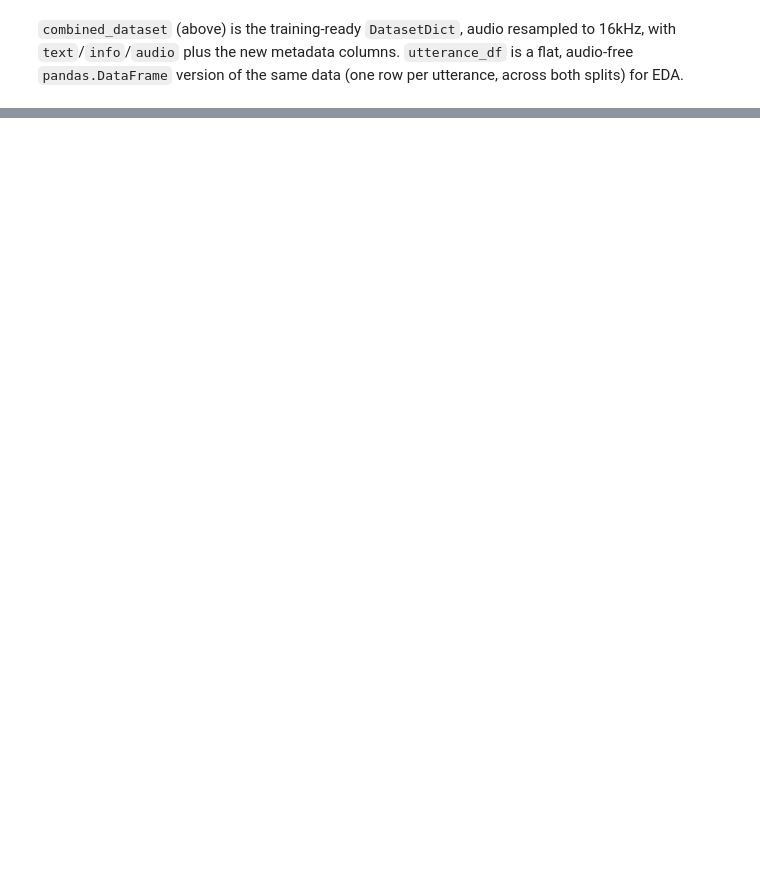
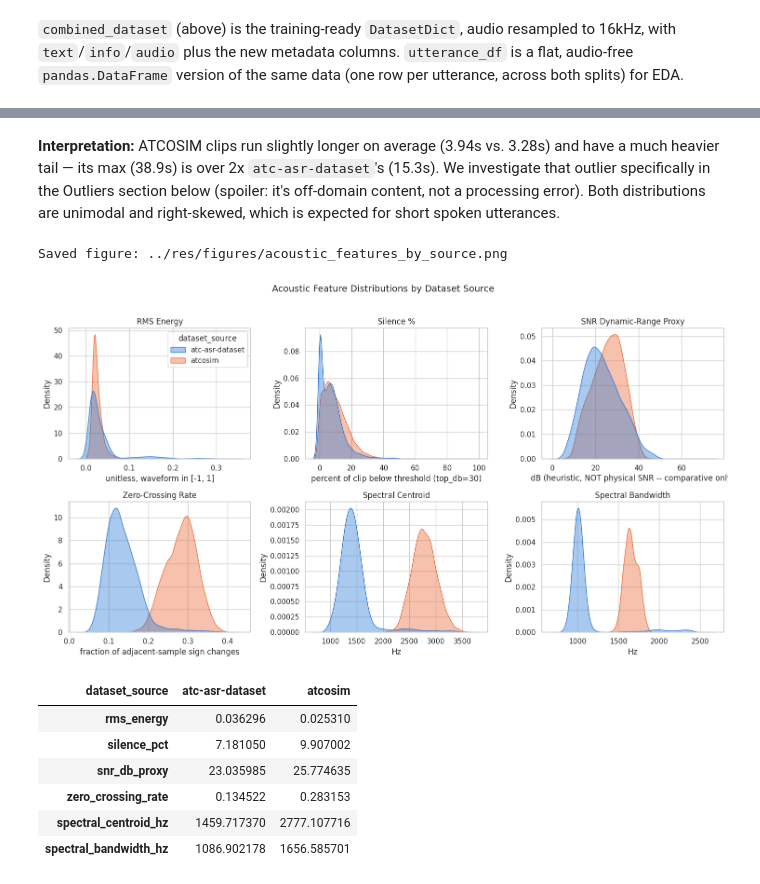
Before and after one commit to BrettFX/UMBC-DATA606-Capstone, a Jupyter notebook: notebooks/comprehensive_eda.ipynb, the cells around one changed output, grey strips where cells are left out. Saved outputs shown, nothing was run; the diff lists cells and outputs as text; code cells hidden in the pictures; blank space fills up the shorter version.

```diff
--- a/notebooks/comprehensive_eda.ipynb
+++ b/notebooks/comprehensive_eda.ipynb
@@ -249,0 +460,41 @@ utterance_df.head()
+# %% [markdown]
+**Interpretation:** ATCOSIM clips run slightly longer on average (3.94s vs. 3.28s) and have a
+much heavier tail — its max (38.9s) is over 2x `atc-asr-dataset`'s (15.3s). We investigate that
+outlier specifically in the Outliers section below (spoiler: it's off-domain content, not a
+processing error). Both distributions are unimodal and right-skewed, which is expected for
+short spoken utterances.
+# %%
+acoustic_features = [
+    ("rms_energy", "RMS Energy", "unitless, waveform in [-1, 1]"),
+    ("silence_pct", "Silence %", "percent of clip below threshold (top_db=30)"),
+    ("snr_db_proxy", "SNR Dynamic-Range Proxy", "dB (heuristic, NOT physical SNR -- comparative only)"),
+    ("zero_crossing_rate", "Zero-Crossing Rate", "fraction of adjacent-sample sign changes"),
+    ("spectral_centroid_hz", "Spectral Centroid", "Hz"),
+    ("spectral_bandwidth_hz", "Spectral Bandwidth", "Hz"),
+]
+
+fig, axes = plt.subplots(2, 3, figsize=(15, 8))
+for ax, (col, title, unit) in zip(axes.flat, acoustic_features):
+    sns.kdeplot(
+        data=utterance_df, x=col, hue="dataset_source", hue_order=HUE_ORDER,
+        palette=PALETTE, fill=True, alpha=0.4, common_norm=False, ax=ax, legend=(ax is axes.flat[0]),
+    )
+    ax.set_title(title)
+    ax.set_xlabel(unit)
+    ax.set_ylabel("Density")
+fig.suptitle("Acoustic Feature Distributions by Dataset Source", y=1.02, fontsize=14)
+fig.tight_layout()
+save_fig(fig, "acoustic_features_by_source")
+plt.show()
+
+utterance_df.groupby("dataset_source")[[c for c, _, _ in acoustic_features]].mean().T
+# %% [output]
+Saved figure: ../res/figures/acoustic_features_by_source.png
+[figure, added]
+| dataset_source | atc-asr-dataset | atcosim |
+| rms_energy | 0.036296 | 0.025310 |
+| silence_pct | 7.181050 | 9.907002 |
+| snr_db_proxy | 23.035985 | 25.774635 |
+| zero_crossing_rate | 0.134522 | 0.283153 |
+| spectral_centroid_hz | 1459.717370 | 2777.107716 |
+| spectral_bandwidth_hz | 1086.902178 | 1656.585701 |
```
Also changed, not shown: parts of 31 cells of this notebook, 19 other files.
